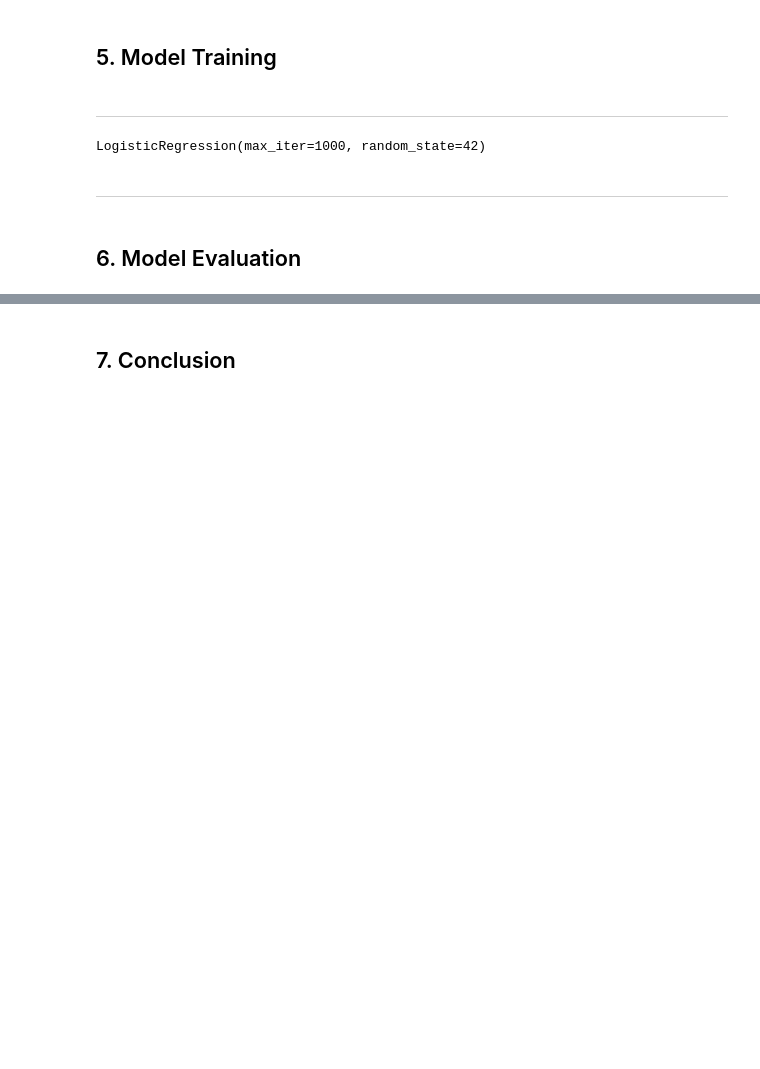
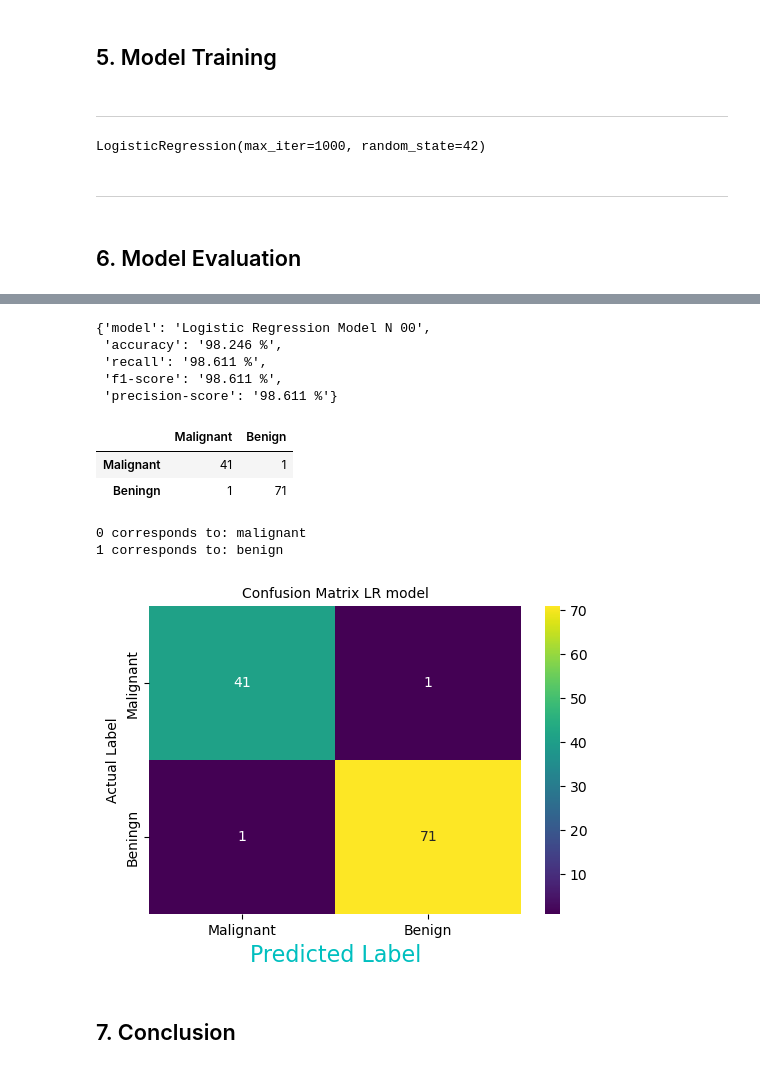
Before and after one commit to snowden1010/Breast-Cancer, a Jupyter notebook: Breast-Cancer-Classification.ipynb, the cells around one changed output, grey strips where cells are left out. Cells and saved outputs as stored; diff of their text form; code cells hidden in the pictures; blank space fills up the shorter version.

Commit message:
Model evaluation: metrics and confusion matrix

```diff
--- a/Breast-Cancer-Classification.ipynb
+++ b/Breast-Cancer-Classification.ipynb
@@ -446,2 +439,38 @@ LogisticRegression(max_iter=1000, random_state=42)
+# %%
+from helper_functions.helper_functions import evaluate_model
+
+lr_model_profile = evaluate_model(lr_model, "Logistic Regression Model N 00", X_test_scaled, y_test)
+lr_model_profile
+# %% [output]
+{'model': 'Logistic Regression Model N 00',
+ 'accuracy': '98.246 %',
+ 'recall': '98.611 %',
+ 'f1-score': '98.611 %',
+ 'precision-score': '98.611 %'}
+# %%
+y_pred = lr_model.predict(X_test_scaled)
+lr_model_confusion_matrix = confusion_matrix(y_test,y_pred)
+# %%
+conf_mat = pd.DataFrame(lr_model_confusion_matrix, columns=["Malignant", "Benign"], index=["Malignant", "Beningn"])
+conf_mat
+# %% [output]
+|  | Malignant | Benign |
+| Malignant | 41 | 1 |
+| Beningn | 1 | 71 |
+# %%
+print("0 corresponds to:", cancer.target_names[0])
+print("1 corresponds to:", cancer.target_names[1])
+# %% [output]
+0 corresponds to: malignant
+1 corresponds to: benign
+# %%
+plt.figure(figsize=(6, 4))
+sns.heatmap(data=conf_mat, annot=True, cmap="viridis")
+plt.title("Confusion Matrix LR model", fontsize=10)
+plt.xlabel("Predicted Label", fontsize=16, c="c")
+plt.ylabel("Actual Label", c=g)
+plt.show()
+# %% [output]
+[figure, added]
 # %% [markdown]
 ## 7. Conclusion
```
Also changed, not shown: parts of 3 cells of this notebook, 5 other files.
